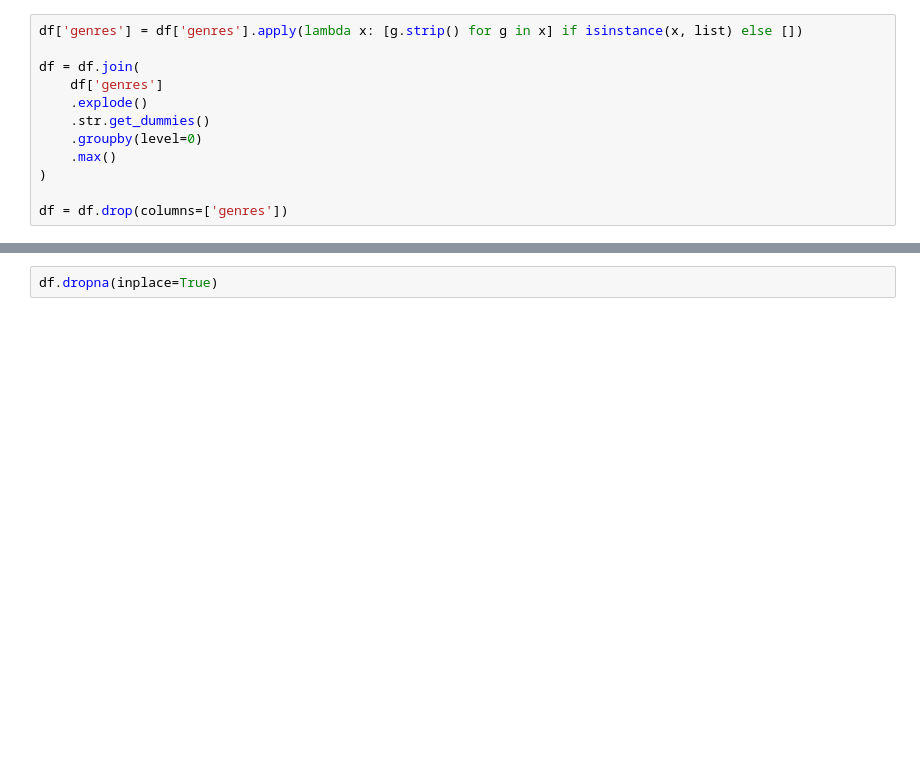
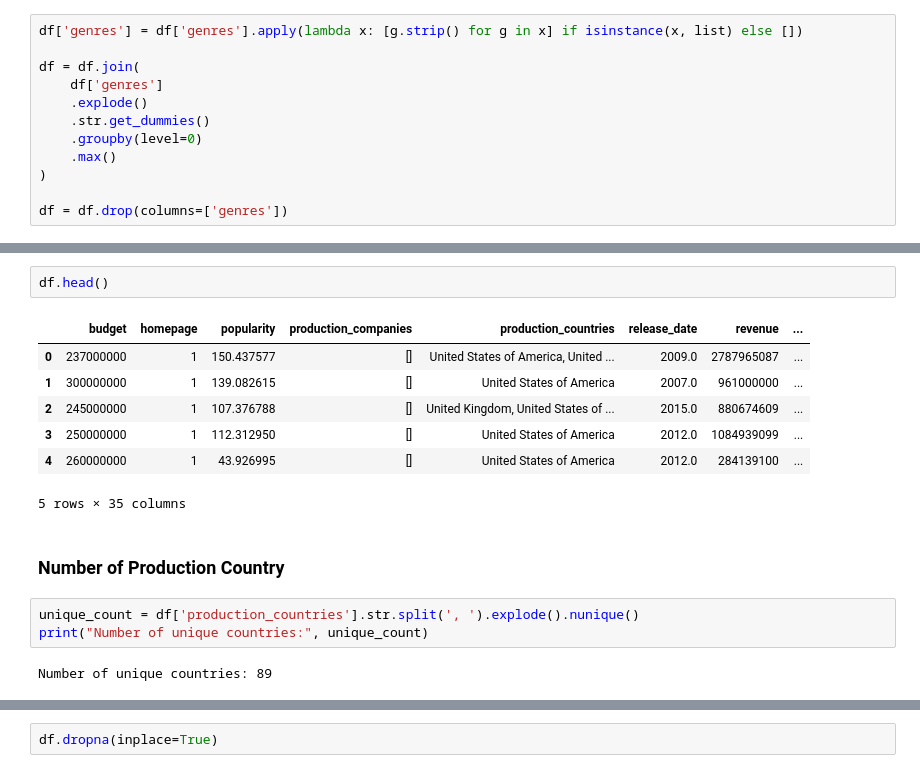
Before and after one commit to leonnmarcoo/CCADMACL_COM232_PROJECT, a Jupyter notebook: data_preprocessing.ipynb, the cells around one changed output, grey strips where cells are left out. Cells and saved outputs as stored; diff of their text form; blank space fills up the shorter version.

```diff
--- a/data_preprocessing.ipynb
+++ b/data_preprocessing.ipynb
@@ -211,0 +319,17 @@ df = df.drop(columns=['director'])
+# %%
+df.head()
+# %% [output]
+|  | budget | homepage | popularity | production_companies | production_countries | release_date | revenue | ... |
+| 0 | 237000000 | 1 | 150.437577 | [] | United States of America, United ... | 2009.0 | 2787965087 | ... |
+| 1 | 300000000 | 1 | 139.082615 | [] | United States of America | 2007.0 | 961000000 | ... |
+| 2 | 245000000 | 1 | 107.376788 | [] | United Kingdom, United States of ... | 2015.0 | 880674609 | ... |
+| 3 | 250000000 | 1 | 112.312950 | [] | United States of America | 2012.0 | 1084939099 | ... |
+| 4 | 260000000 | 1 | 43.926995 | [] | United States of America | 2012.0 | 284139100 | ... |
+5 rows × 35 columns
+# %% [markdown]
+### **Number of Production Country**
+# %%
+unique_count = df['production_countries'].str.split(', ').explode().nunique()
+print("Number of unique countries:", unique_count)
+# %% [output]
+Number of unique countries: 89
```
Also changed, not shown: parts of 45 cells of this notebook.
